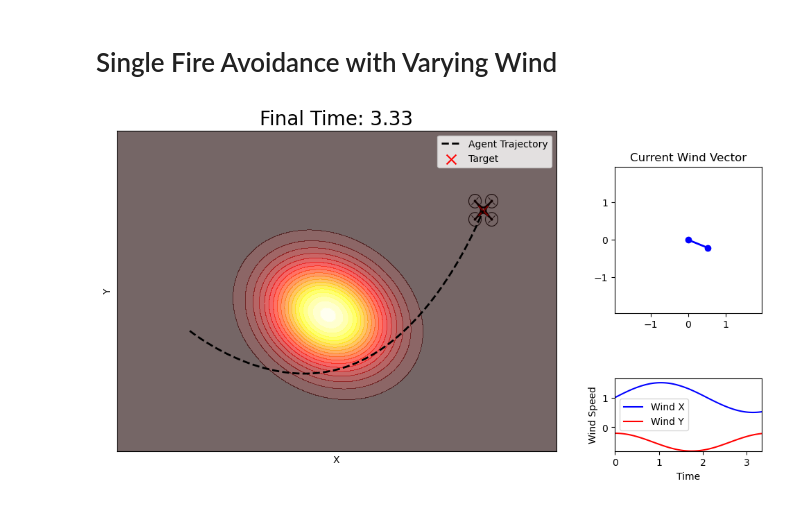
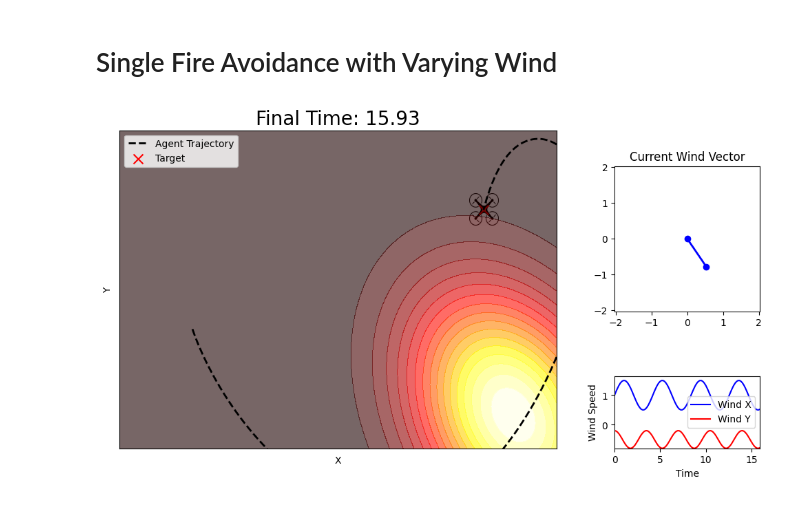
Before and after one commit to mwshumway/Wildfires, a Jupyter notebook: one_fire_vary_wind_avoid.ipynb, the cells around one changed output. Saved outputs shown, nothing was run; the diff lists cells and outputs as text; code cells hidden in the pictures.

Commit message:
added wind cost

```diff
--- a/one_fire_vary_wind_avoid.ipynb
+++ b/one_fire_vary_wind_avoid.ipynb
@@ -136,11 +136,13 @@ def fire_ode(t, z, p):
     x, y, vx, vy, p1, p2, p3, p4 = z
     tf = np.clip(p[0], 0, None)
     f_x, f_y = grad_fire(tf * t, x, y, x0, y0, sigma_0**2, k, c)
+
+    w1, w2 = get_wind(t)
     return p[0] * np.array([
         vx,
         vy,
-        0.5 * p3 / control_penalty,
-        0.5 * p4 / control_penalty,
+        0.5 * p3 / control_penalty + 10*w1,
+        0.5 * p4 / control_penalty + 10*w2,
         f_x,
         f_y,
         -p1,
@@ -244,7 +246,7 @@ wind_ax.legend()
 contour = None
 traj_line, = main_ax.plot([], [], 'k--', lw=2, label='Agent Trajectory')
 main_ax.legend()
-drone_img = mpimg.imread('drone2.png')
+drone_img = mpimg.imread('images/drone2.png')
 drone_size = 1.0
 drone = main_ax.imshow(drone_img, aspect='auto', extent=[-100, -99, -100, -99])
 
@@ -298,35 +300,35 @@ def update(i):
 
     # Update trajectory
     mask = t_eval <= t_anim
     traj_line.set_data(x_traj[mask], y_traj[mask])
     if mask.any():
         x_curr, y_curr = x_traj[mask][-1], y_traj[mask][-1]
         drone.set_extent([x_curr - drone_size, x_curr + drone_size,
                           y_curr - drone_size, y_curr + drone_size])
 
     # Wind vector arrow (line from origin)
     vector_ax.clear()
     vector_ax.set(xlim=(-max_wind, max_wind), ylim=(-max_wind, max_wind),
                   aspect='equal', title='Current Wind Vector')
     color = 'blue' if w1 >= 0 else 'red'
     vector_ax.plot([0, w1], [0, w2], color=color, linewidth=2, marker='o')
 
     # Update wind over time plot
     wind_line1.set_data(t_values[:i+1], w1_list[:i+1])
     wind_line2.set_data(t_values[:i+1], w2_list[:i+1])
 
     return [*contour.collections, traj_line, wind_line1, wind_line2]
 
 # Animate
 ani = animation.FuncAnimation(
     fig, update, frames=len(t_values),
     interval=50, blit=False, repeat=True
 )
 
-ani.save('animations/fire1_drone_varyw.mp4', writer='ffmpeg', fps=20)
+ani.save('animations/fire2_drone_varyw_windcost.mp4', writer='ffmpeg', fps=20)
 plt.show()
 # %% [output]
-[figure, old version]
+[figure, new version]
 # %%
 frame_indices = [50, 70, 99]
 output_filenames = ['fire1_drone_varyw_early.png', 'fire1_drone_varyw_mid.png', 'fire1_drone_varyw_end.png']
```
Also changed, not shown: 3 other files.
